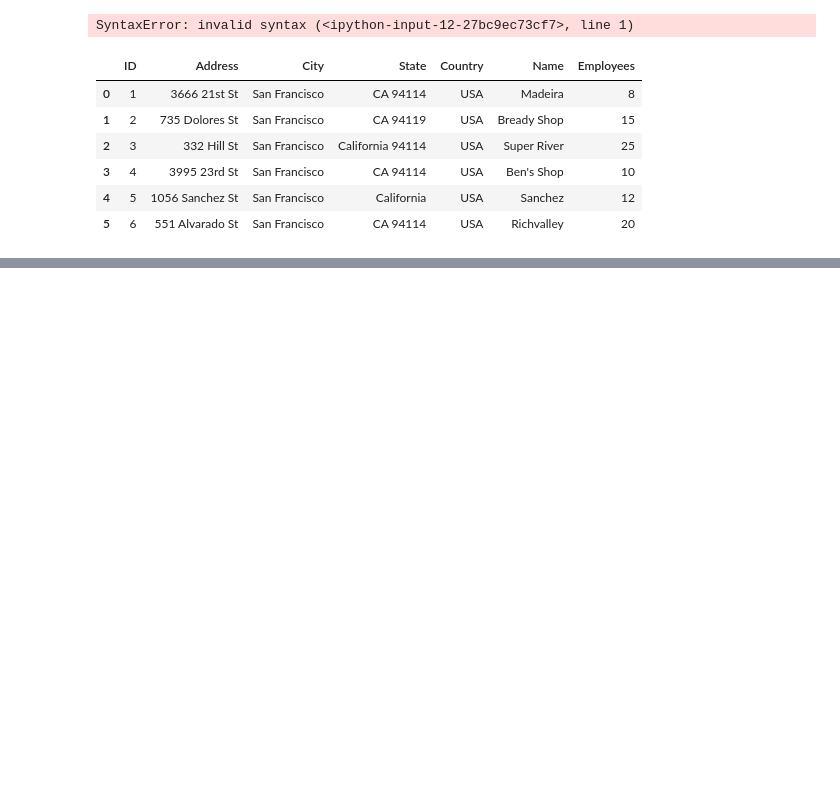
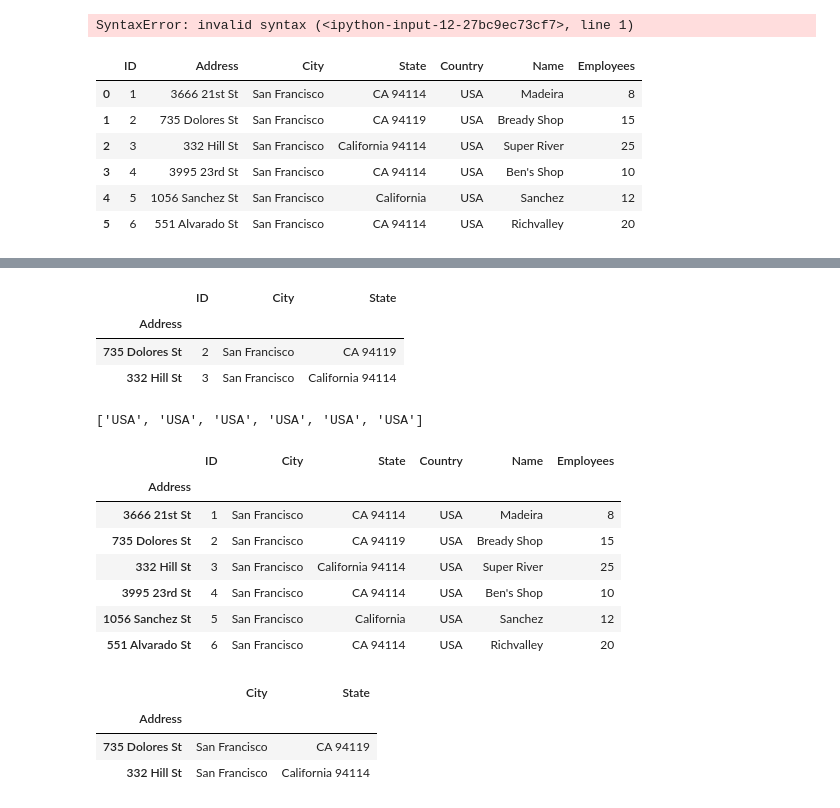
Before and after one commit to cybervoid/PythonRepository, a Jupyter notebook: AnalysisWithPandas/Testings.ipynb, the cells around one changed output, grey strips where cells are left out. Saved outputs shown, nothing was run; the diff lists cells and outputs as text; code cells hidden in the pictures; blank space fills up the shorter version.

```diff
--- a/AnalysisWithPandas/Testings.ipynb
+++ b/AnalysisWithPandas/Testings.ipynb
@@ -99,0 +122,34 @@ df7
+# %%
+#label indexing
+#["start row" (:)to "end row" (,)by "start column" to "end column"]
+df8.loc["735 Dolores St" : "332 Hill St", "ID" : "State"]
+# %% [output]
+|  | ID | City | State |
+| Address |  |  |  |
+| 735 Dolores St | 2 | San Francisco | CA 94119 |
+| 332 Hill St | 3 | San Francisco | California 94114 |
+# %%
+#convert to a list
+lst = list(df8.loc[:, "Country"])
+lst
+# %% [output]
+['USA', 'USA', 'USA', 'USA', 'USA', 'USA']
+# %%
+df8
+# %% [output]
+|  | ID | City | State | Country | Name | Employees |
+| Address |  |  |  |  |  |  |
+| 3666 21st St | 1 | San Francisco | CA 94114 | USA | Madeira | 8 |
+| 735 Dolores St | 2 | San Francisco | CA 94119 | USA | Bready Shop | 15 |
+| 332 Hill St | 3 | San Francisco | California 94114 | USA | Super River | 25 |
+| 3995 23rd St | 4 | San Francisco | CA 94114 | USA | Ben's Shop | 10 |
+| 1056 Sanchez St | 5 | San Francisco | California | USA | Sanchez | 12 |
+| 551 Alvarado St | 6 | San Francisco | CA 94114 | USA | Richvalley | 20 |
+# %%
+#by index
+df8.iloc[1:3, 1:3]
+# %% [output]
+|  | City | State |
+| Address |  |  |
+| 735 Dolores St | San Francisco | CA 94119 |
+| 332 Hill St | San Francisco | California 94114 |
```
Also changed, not shown: parts of 4 cells of this notebook.
